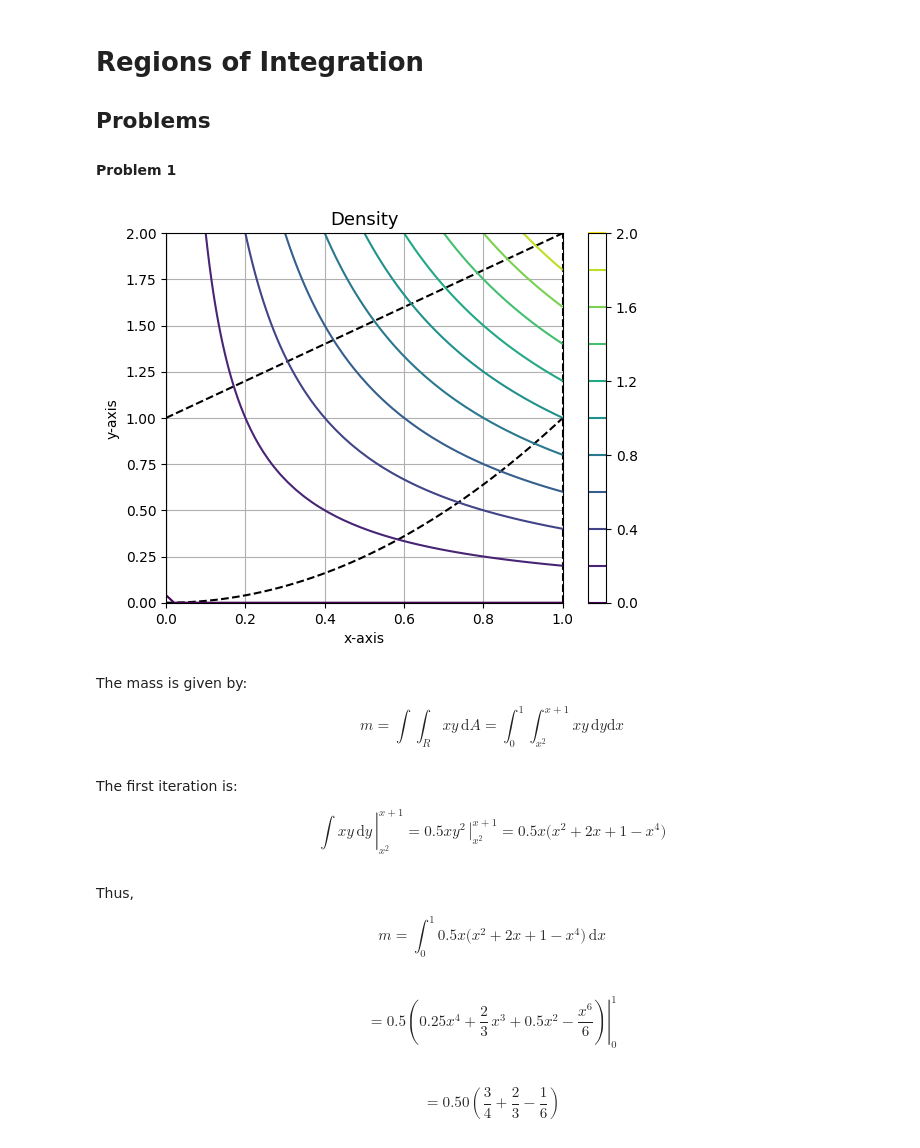
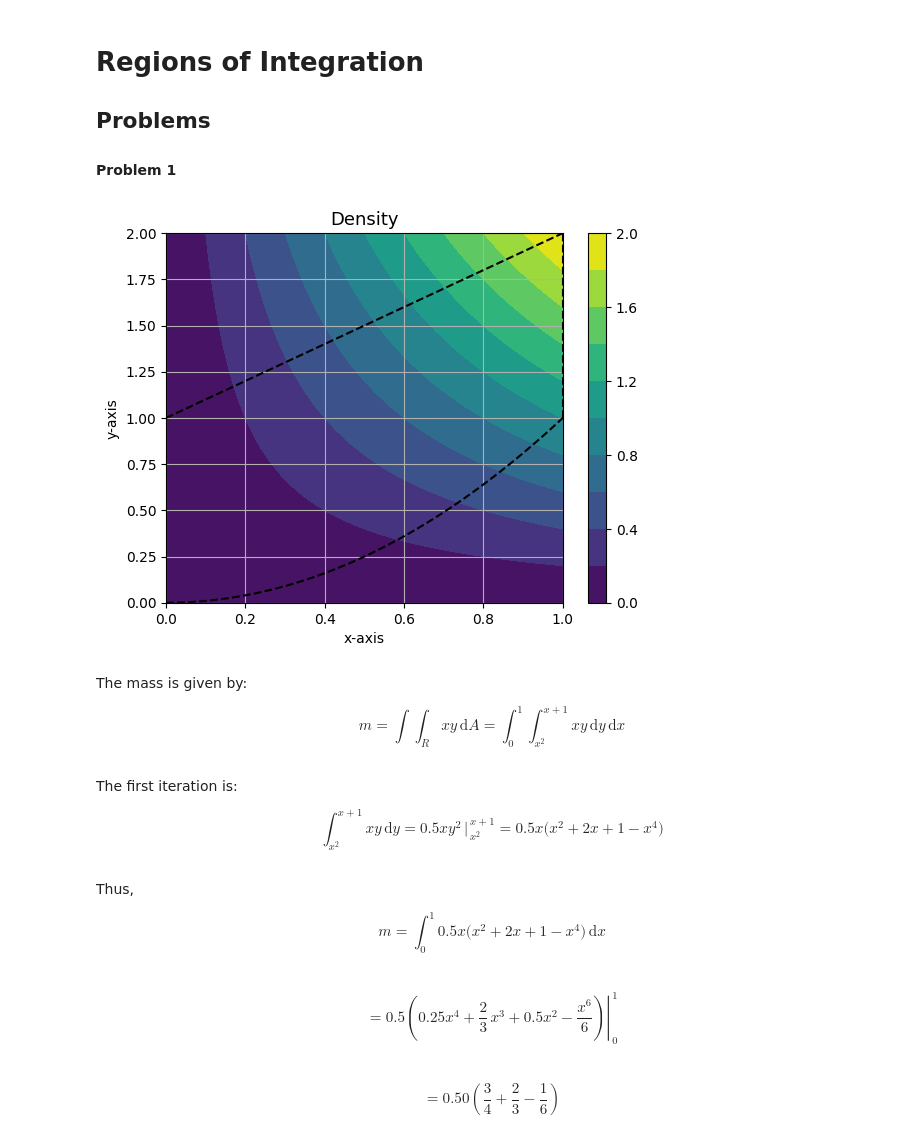
Before and after one commit to jordandll/MultivariableCalculus, a Jupyter notebook: DoubleIntegrals/DoubleIntegrals/Regions.ipynb, the cells around one changed output. Cells and saved outputs as stored; diff of their text form; code cells hidden in the pictures.

```diff
--- a/DoubleIntegrals/DoubleIntegrals/Regions.ipynb
+++ b/DoubleIntegrals/DoubleIntegrals/Regions.ipynb
@@ -11,41 +10,41 @@ import sympy as sp
 # %%
 x = np.linspace(0,1,num=50)
 y = np.linspace(0,2,num=50)
 
 f = x+1
 g = x**2
 
 X,Y = np.meshgrid(x,y)
 
 d = X*Y
 
 fig, ax = plt.subplots()
 ax.set_title('Density',size=13)
 ax.set_xlabel('x-axis')
 ax.set_ylabel('y-axis')
 ax.grid()
 
 ax.plot(x,f,ls = '--', color='k', label = r'$f(x)=x+1$')
 ax.plot(x,g,ls = '--', color='k', label = r'$g(x)=x^2$')
-ax.plot([1 for i in range(len(y))],y,ls='--',color='k')
-cs = ax.contour(X,Y,d,levels=12)
+ax.plot([1 for i in range(25)],np.linspace(1,2,num=25),ls='--',color='k')
+cs = ax.contourf(X,Y,d,levels=12)
 cb = fig.colorbar(cs)
 # %% [output]
-[figure, old version]
+[figure, new version]
 # %% [markdown]
 The mass is given by:
 
-$$ m = \int\!\int_R xy\,\mathrm{d}A = \int_0^1\int_{x^2}^{x+1} xy\,\mathrm{d}y\mathrm{d}x$$
+$$ m = \int\!\int_R xy\,\mathrm{d}A = \int_0^1\int_{x^2}^{x+1} xy\,\mathrm{d}y\,\mathrm{d}x$$
 # %% [markdown]
 The first iteration is:
 
-$$ \left.\int xy \,\mathrm{d}y\,\right|_{x^2}^{x+1} = \left. 0.5xy^2\,\right|_{x^2}^{x+1} = 0.5x\big(x^2+2x+1 - x^4\big)$$
+$$ \int_{x^2}^{x+1} xy \,\mathrm{d}y = 0.5xy^2\,\Big\vert_{\,x^2}^{\,x+1} = 0.5x\big(x^2+2x+1 - x^4\big)$$
 # %% [markdown]
 Thus,
 
 $$ m = \int_0^1 0.5x\big(x^2+2x+1-x^4\big)\,\mathrm{d}x$$
 # %% [markdown]
-$$ = 0.5\left.\left(0.25x^4 + \frac{2}{3}\,x^3 + 0.5x^2 - \frac{x^6}{6}\right)\right|_0^1$$
+$$ = 0.5\left.\left(0.25x^4 + \frac{2}{3}\,x^3 + 0.5x^2 - \frac{x^6}{6}\right)\right|_{\,0}^{\,1}$$
 # %% [markdown]
 $$ = 0.50\left(\frac{3}{4} + \frac{2}{3} - \frac{1}{6}\right)$$
 # %% [markdown]
```
Also changed, not shown: parts of 3 cells of this notebook.
